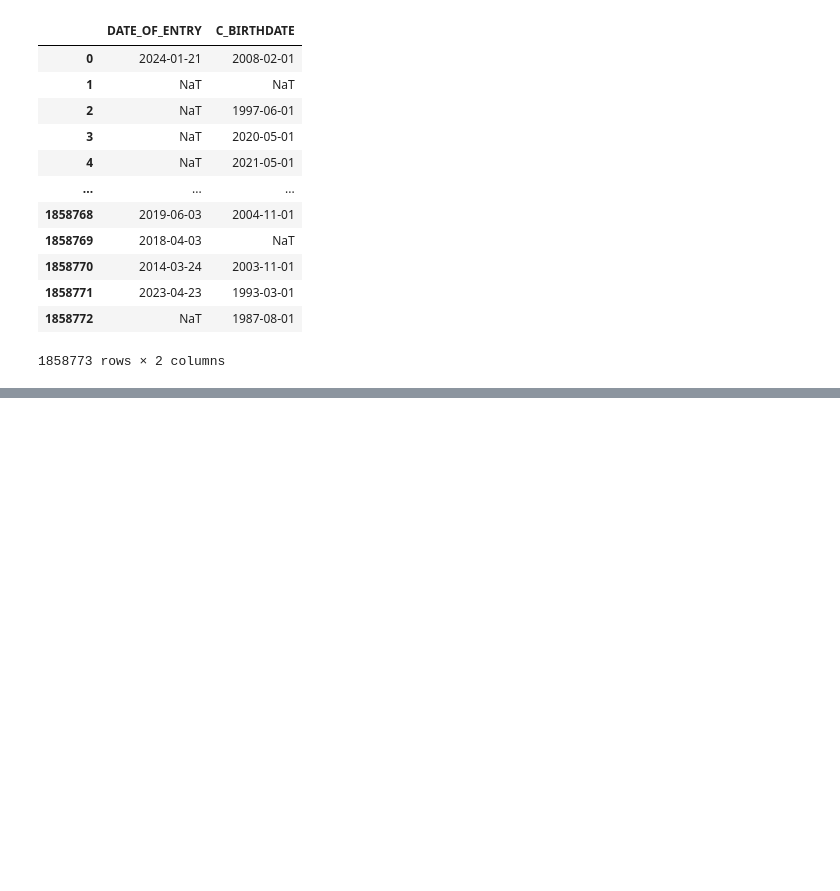
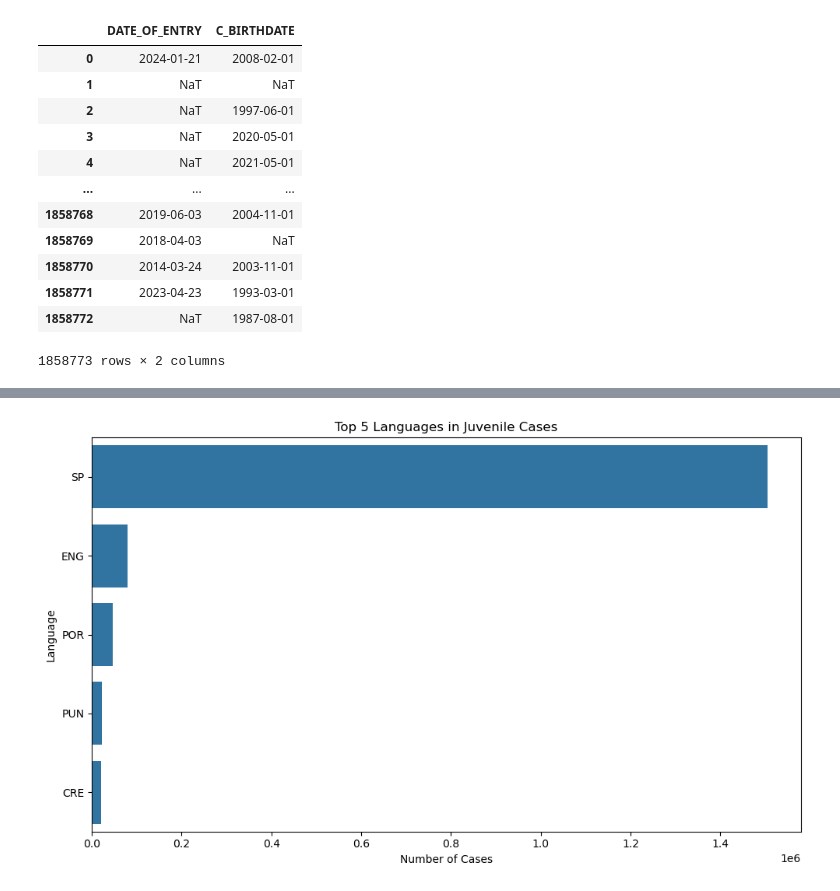
Before and after one commit to MIT-Emerging-Talent/ET6-CDSP-group-19-repo, a Jupyter notebook: 3_data_exploration/notebooks/03_eda_juvenile_cases.ipynb, the cells around one changed output, grey strips where cells are left out. Drawn from its saved outputs; the diff is of its cells as text; code cells hidden in the pictures; blank space fills up the shorter version.

```diff
--- a/3_data_exploration/notebooks/03_eda_juvenile_cases.ipynb
+++ b/3_data_exploration/notebooks/03_eda_juvenile_cases.ipynb
@@ -412,0 +479,10 @@ cases[["DATE_OF_ENTRY", "C_BIRTHDATE"]]
+# %%
+plt.figure(figsize=(10, 6))
+sns.countplot(data=cases, y="LANG", order=cases["LANG"].value_counts().index[:5])
+plt.title("Top 5 Languages in Juvenile Cases")
+plt.xlabel("Number of Cases")
+plt.ylabel("Language")
+plt.tight_layout()
+plt.show()
+# %% [output]
+[figure, added]
```
Also changed, not shown: parts of 18 cells of this notebook.
